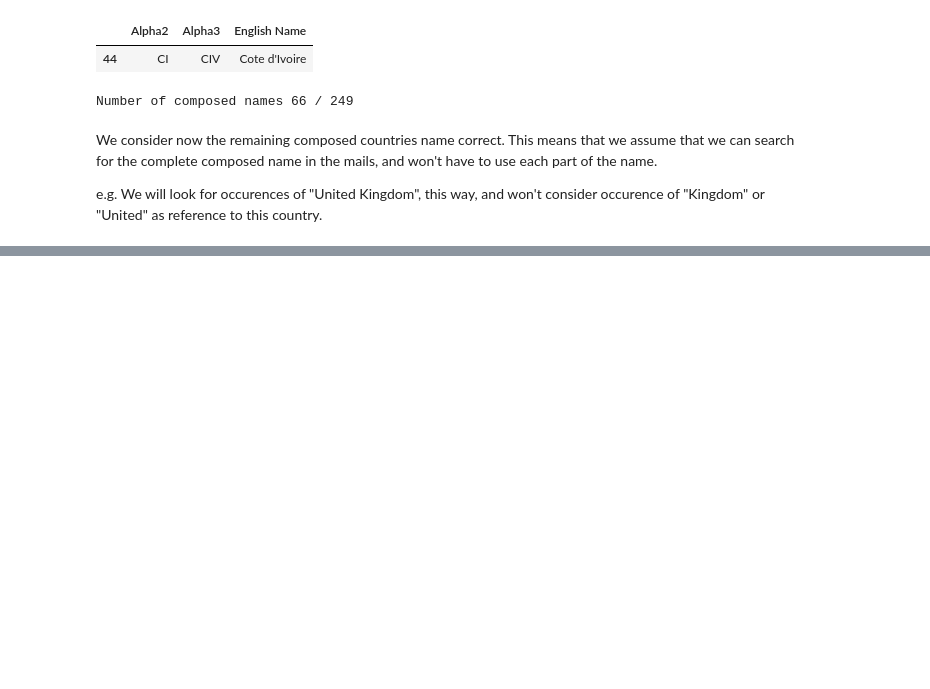
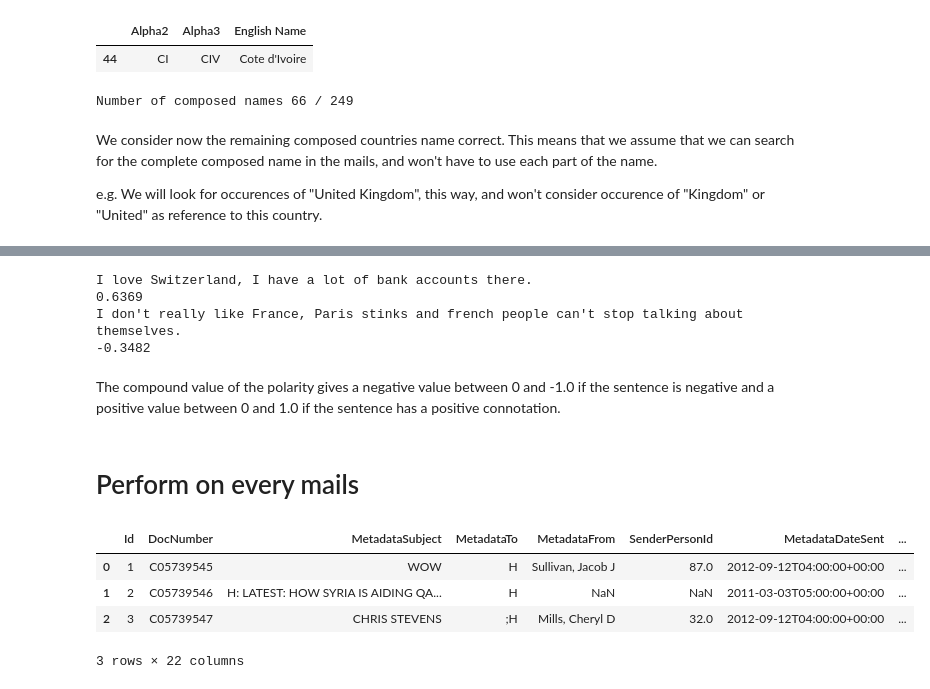
Before and after one commit to nathanquinteiro/ADA-Homework, a Jupyter notebook: 05 - Taming Text/Sentiments.ipynb, the cells around one changed output, grey strips where cells are left out. Saved outputs shown, nothing was run; the diff lists cells and outputs as text; code cells hidden in the pictures; blank space fills up the shorter version.

```diff
--- a/05 - Taming Text/Sentiments.ipynb
+++ b/05 - Taming Text/Sentiments.ipynb
@@ -409,0 +465,27 @@ countries_dict["Russian Governement"] = "Russia"
+# %%
+#Check that analyzer works
+sentences = []
+sentences.append("I love Switzerland, I have a lot of bank accounts there.")
+sentences.append("I don't really like France, Paris stinks and french people can't stop talking about themselves.")
+for sentence in sentences:
+    print(sentence)
+    ss = sid.polarity_scores(sentence)
+    print(ss["compound"])
+# %% [output]
+I love Switzerland, I have a lot of bank accounts there.
+0.6369
+I don't really like France, Paris stinks and french people can't stop talking about themselves.
+-0.3482
+# %% [markdown]
+The compound value of the polarity gives a negative value between 0 and -1.0 if the sentence is negative and a positive value between 0 and 1.0 if the sentence has a positive connotation.
+# %% [markdown]
+# Perform on every mails
+# %%
+mails = pd.read_csv("hillary-clinton-emails/Emails.csv")
+mails.head(3)
+# %% [output]
+|  | Id | DocNumber | MetadataSubject | MetadataTo | MetadataFrom | SenderPersonId | MetadataDateSent | ... |
+| 0 | 1 | C05739545 | WOW | H | Sullivan, Jacob J | 87.0 | 2012-09-12T04:00:00+00:00 | ... |
+| 1 | 2 | C05739546 | H: LATEST: HOW SYRIA IS AIDING QA... | H | NaN | NaN | 2011-03-03T05:00:00+00:00 | ... |
+| 2 | 3 | C05739547 | CHRIS STEVENS | ;H | Mills, Cheryl D | 32.0 | 2012-09-12T04:00:00+00:00 | ... |
+3 rows × 22 columns
```
Also changed, not shown: parts of 34 cells of this notebook, 5 other files.
